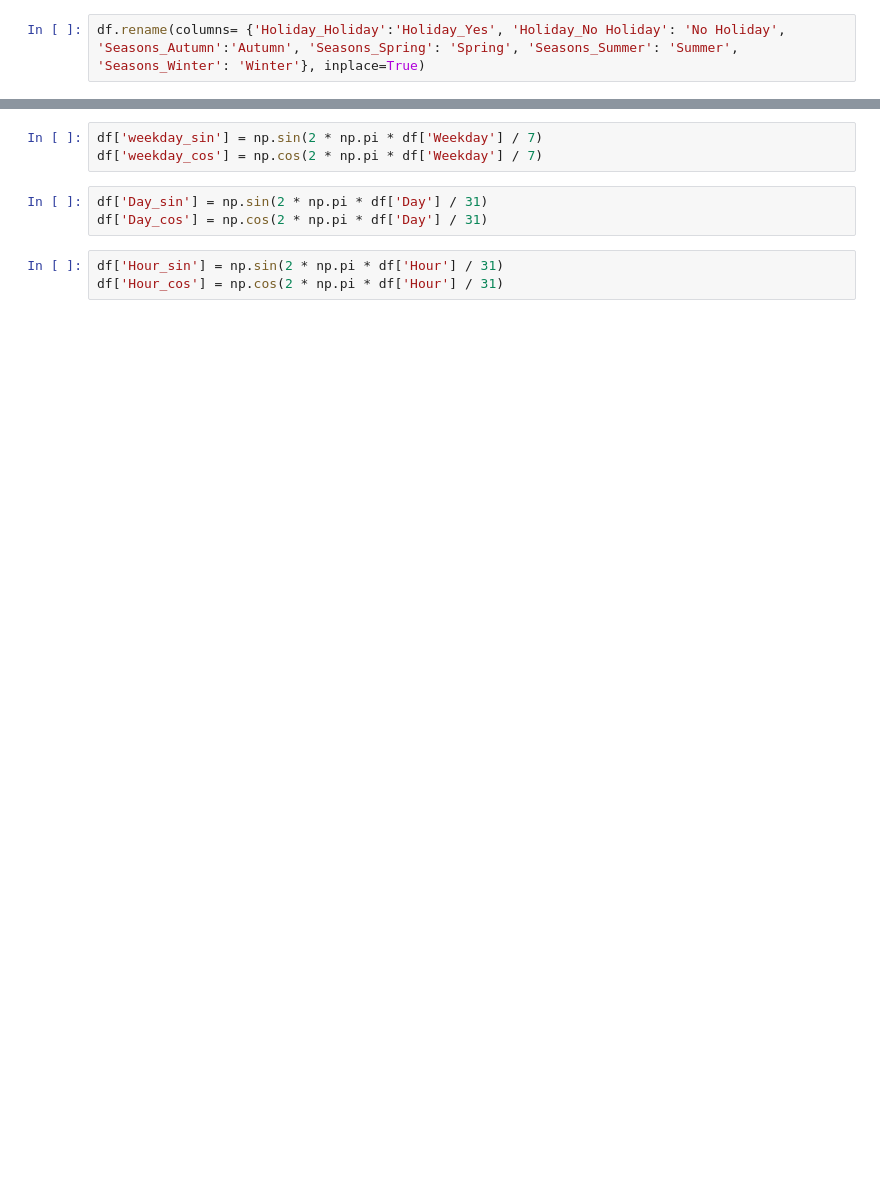
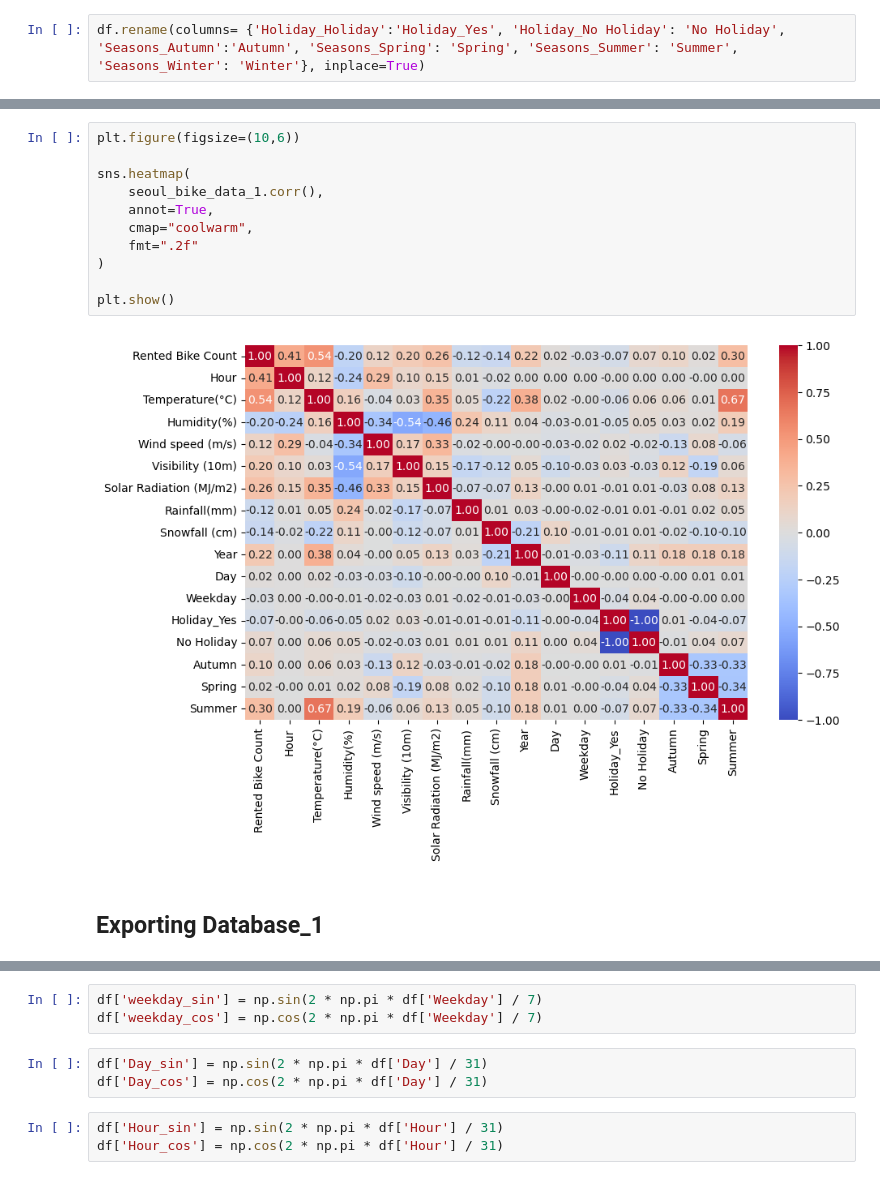
Before and after one commit to eymeklaus/Bike-Sharing-Demand, a Jupyter notebook: data_feature_engineering.ipynb, the cells around one changed output, grey strips where cells are left out. Drawn from its saved outputs; the diff is of its cells as text; blank space fills up the shorter version.

```diff
--- a/data_feature_engineering.ipynb
+++ b/data_feature_engineering.ipynb
@@ -134,0 +142,15 @@ df = df.drop(columns=['Functioning Day', 'Dew point temperature(°C)','Seasons',
+# %%
+plt.figure(figsize=(10,6))
+
+sns.heatmap(
+    seoul_bike_data_1.corr(),
+    annot=True,
+    cmap="coolwarm",
+    fmt=".2f"
+)
+
+plt.show()
+# %% [output]
+[figure, added]
+# %% [markdown]
+## Exporting Database_1
```
Also changed, not shown: parts of 17 cells of this notebook, 2 other files.
